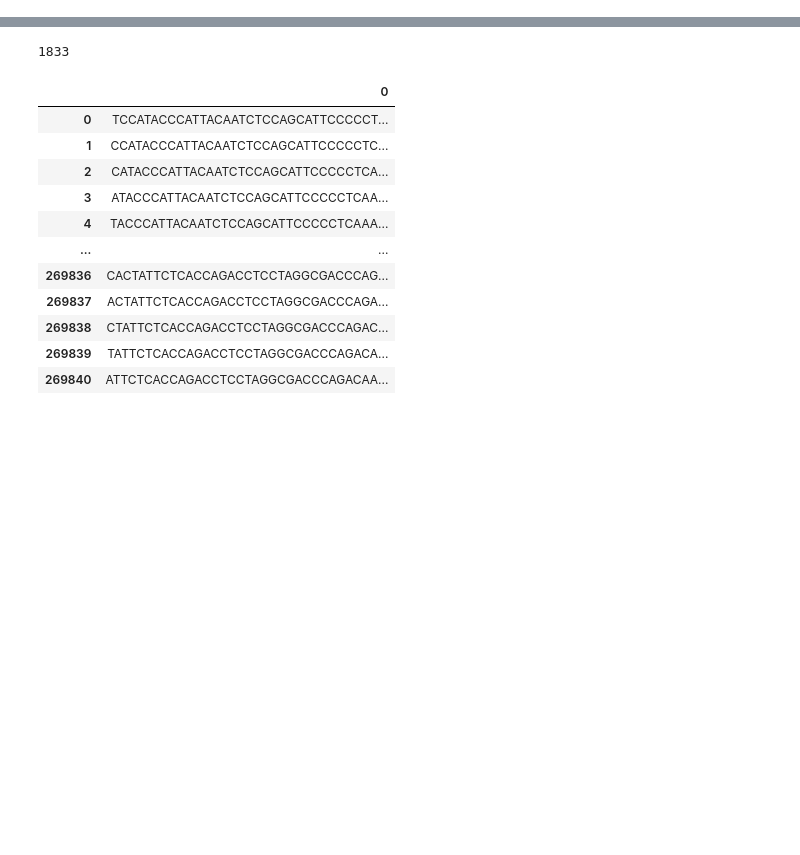
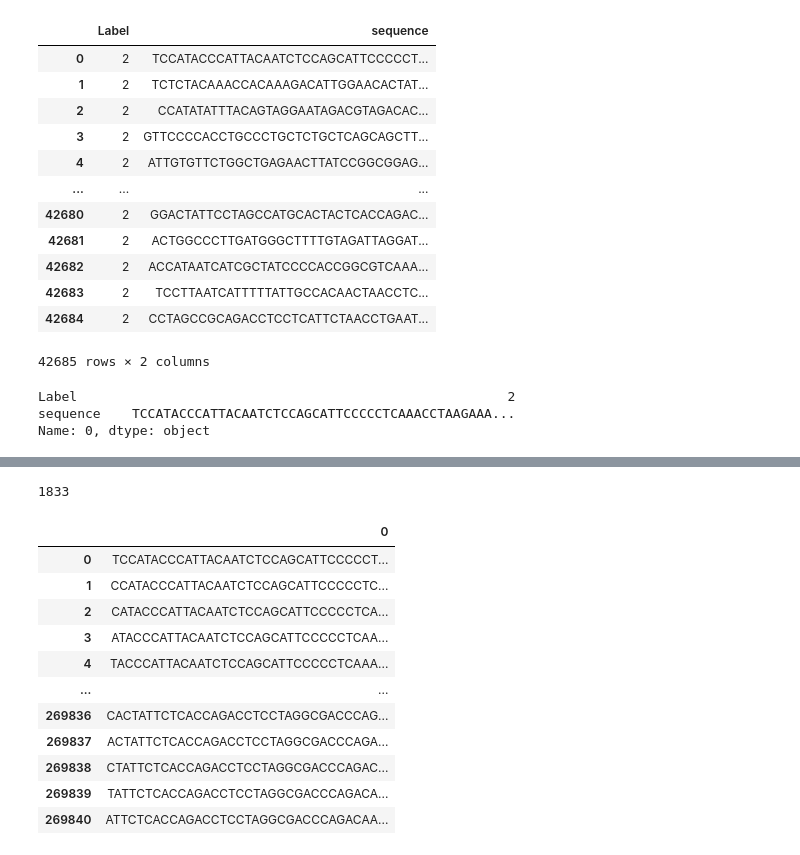
Before and after one commit to Heba2424/ATAC_seeq_CNN_Graduation_Project, a Jupyter notebook: Copy_of_69_acc.ipynb, the cells around one changed output, grey strips where cells are left out. Drawn from its saved outputs; the diff is of its cells as text; code cells hidden in the pictures; blank space fills up the shorter version.

```diff
--- a/Copy_of_69_acc.ipynb
+++ b/Copy_of_69_acc.ipynb
@@ -40,0 +56,23 @@ seq_file
+# %%
+seq_file.drop(['peak_name','location'] , axis=1,inplace=True)
+seq_file
+# %% [output]
+|  | Label | sequence |
+| 0 | 2 | TCCATACCCATTACAATCTCCAGCATTCCCCCT... |
+| 1 | 2 | TCTCTACAAACCACAAAGACATTGGAACACTAT... |
+| 2 | 2 | CCATATATTTACAGTAGGAATAGACGTAGACAC... |
+| 3 | 2 | GTTCCCCACCTGCCCTGCTCTGCTCAGCAGCTT... |
+| 4 | 2 | ATTGTGTTCTGGCTGAGAACTTATCCGGCGGAG... |
+| ... | ... | ... |
+| 42680 | 2 | GGACTATTCCTAGCCATGCACTACTCACCAGAC... |
+| 42681 | 2 | ACTGGCCCTTGATGGGCTTTTGTAGATTAGGAT... |
+| 42682 | 2 | ACCATAATCATCGCTATCCCCACCGGCGTCAAA... |
+| 42683 | 2 | TCCTTAATCATTTTTATTGCCACAACTAACCTC... |
+| 42684 | 2 | CCTAGCCGCAGACCTCCTCATTCTAACCTGAAT... |
+42685 rows × 2 columns
+# %%
+seq_file.iloc[0,:]
+# %% [output]
+Label                                                       2
+sequence    TCCATACCCATTACAATCTCCAGCATTCCCCCTCAAACCTAAGAAA...
+Name: 0, dtype: object
```
Also changed, not shown: parts of 40 cells of this notebook.
